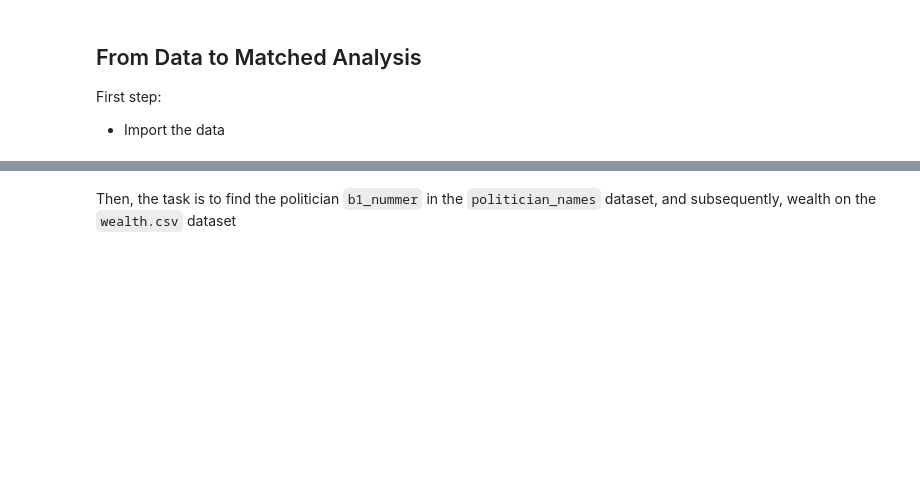
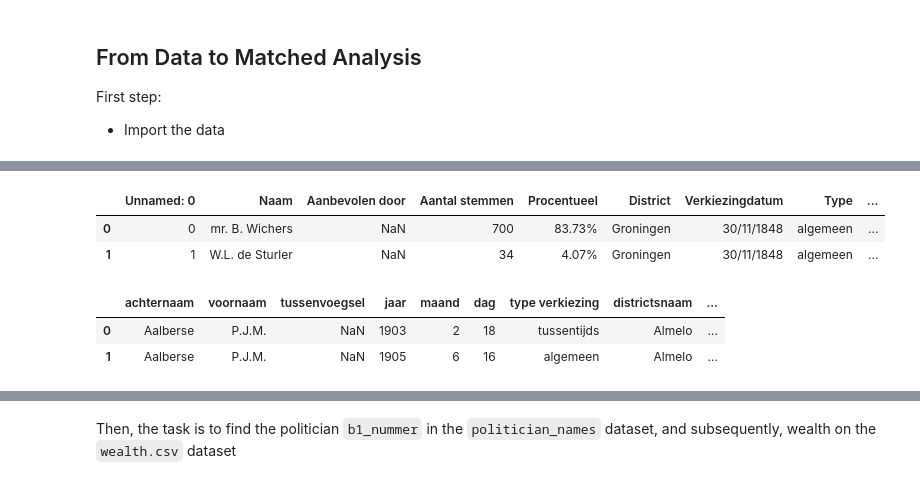
Before and after one commit to basm92/Polrents, a Jupyter notebook: Code/data_to_analysis.ipynb, the cells around one changed output, grey strips where cells are left out. Drawn from its saved outputs; the diff is of its cells as text; code cells hidden in the pictures; blank space fills up the shorter version.

```diff
--- a/Code/data_to_analysis.ipynb
+++ b/Code/data_to_analysis.ipynb
@@ -28,0 +36,24 @@ Second step:
+# %%
+def decode_accents(name):
+    try:
+        return name.encode('latin-1').decode('raw_unicode_escape').encode('latin-1').decode('utf-8')
+    except:
+        return name
+# %%
+#allelected = pd.read_csv("../Data/elections/allelected.csv", encoding='latin1')#
+all_candidates_elections = pd.read_csv("../Data/elections/election_results_details.csv", encoding='utf-8-sig')
+all_candidates_elections["Naam"] = all_candidates_elections["Naam"].apply(lambda x : decode_accents(x))
+print(all_candidates_elections.shape)
+all_candidates_elections.head(2)
+# %% [output]
+|  | Unnamed: 0 | Naam | Aanbevolen door | Aantal stemmen | Procentueel | District | Verkiezingdatum | Type | ... |
+| 0 | 0 | mr. B. Wichers | NaN | 700 | 83.73% | Groningen | 30/11/1848 | algemeen | ... |
+| 1 | 1 | W.L. de Sturler | NaN | 34 | 4.07% | Groningen | 30/11/1848 | algemeen | ... |
+# %%
+allelected = pd.read_csv("../Data/elections/allelected.csv", encoding='latin1')
+print(allelected.shape)
+allelected.head(2)
+# %% [output]
+|  | achternaam | voornaam | tussenvoegsel | jaar | maand | dag | type verkiezing | districtsnaam | ... |
+| 0 | Aalberse | P.J.M. | NaN | 1903 | 2 | 18 | tussentijds | Almelo | ... |
+| 1 | Aalberse | P.J.M. | NaN | 1905 | 6 | 16 | algemeen | Almelo | ... |
```
Also changed, not shown: parts of 13 cells of this notebook.
